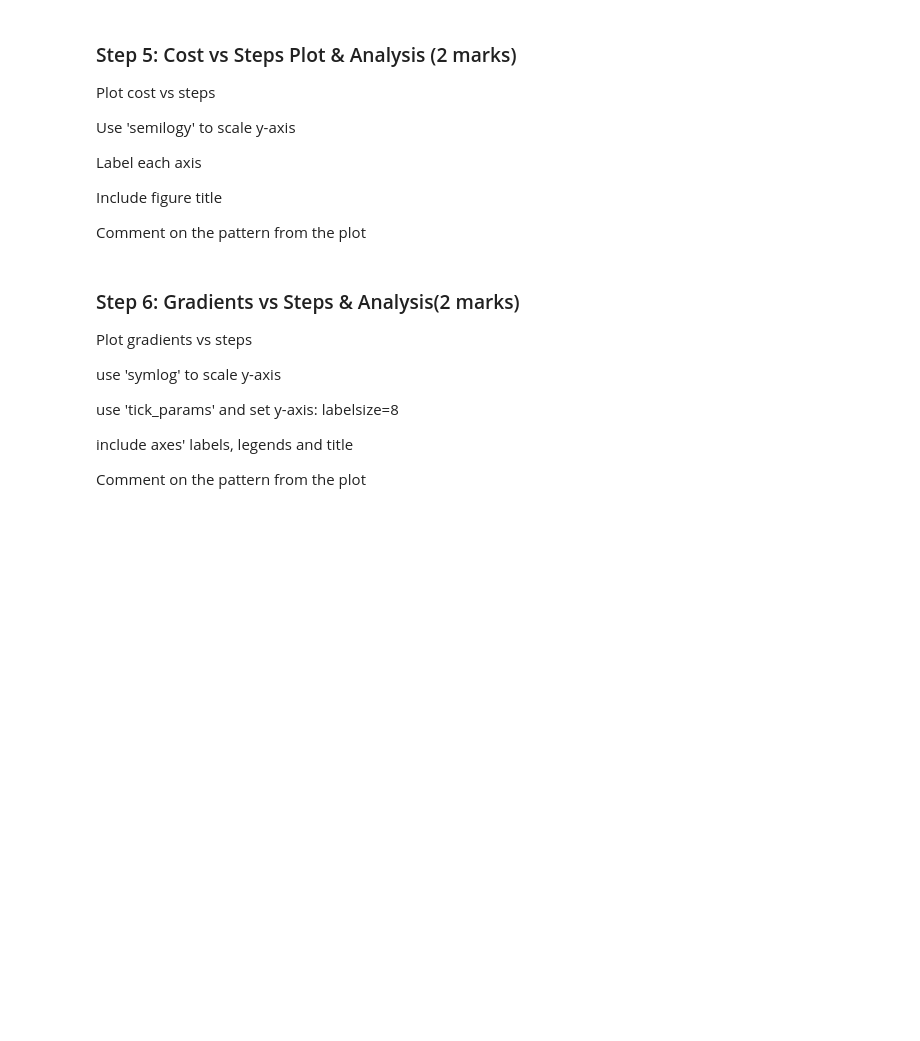
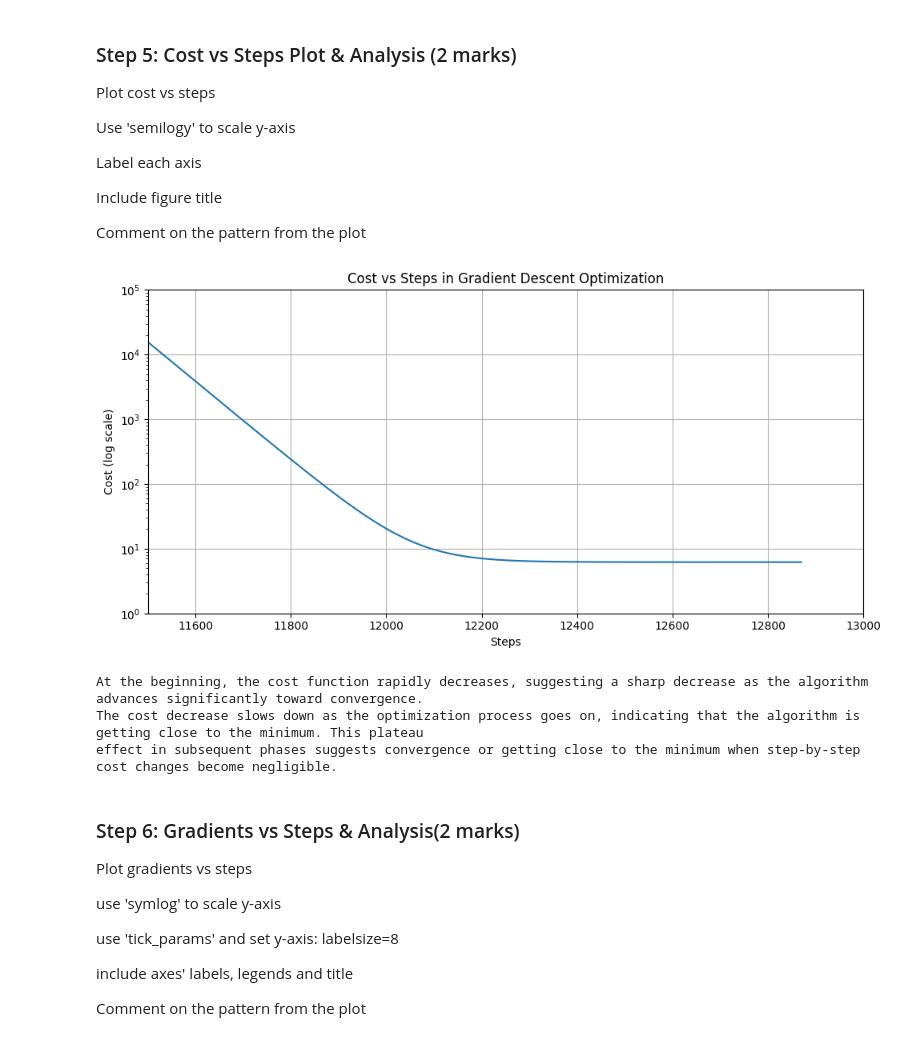
Before and after one commit to SebastianVanegasPerez/engg680_2024_fall, a Jupyter notebook: Lab_3/Assignment3.ipynb, the cells around one changed output. Drawn from its saved outputs; the diff is of its cells as text; code cells hidden in the pictures; blank space fills up the shorter version.

Commit message:
Uploading the Lab 3 - part 1 (until step 7)

```diff
--- a/Lab_3/Assignment3.ipynb
+++ b/Lab_3/Assignment3.ipynb
@@ -260,3 +251,28 @@ plt.show()
+# %%
+fig , ax = plt.subplots(nrows=1,ncols=1, figsize=(10,5))
+ax.semilogy(range(len(arr_cost)), arr_cost, label="Cost")
+ax.set_xlabel("Steps")
+ax.set_ylabel("Cost (log scale)")
+ax.set_title("Cost vs Steps in Gradient Descent Optimization")
+
+ax.set_xlim([11500, 13000])
+ax.set_ylim([1, 100000])
+
+ax.grid(True)
+fig.tight_layout()
+plt.show()
+
+# Comment on the pattern
+print("""
+At the beginning, the cost function rapidly decreases, suggesting a sharp decrease as the algorithm advances significantly toward convergence.
+The cost decrease slows down as the optimization process goes on, indicating that the algorithm is getting close to the minimum. This plateau
+effect in subsequent phases suggests convergence or getting close to the minimum when step-by-step cost changes become negligible.
+""")
+# %% [output]
+[figure, added]
+At the beginning, the cost function rapidly decreases, suggesting a sharp decrease as the algorithm advances significantly toward convergence.
+The cost decrease slows down as the optimization process goes on, indicating that the algorithm is getting close to the minimum. This plateau
+effect in subsequent phases suggests convergence or getting close to the minimum when step-by-step cost changes become negligible.
 # %% [markdown]
 ### Step 6: Gradients vs Steps & Analysis(2 marks)
 Plot gradients vs steps
```
Also changed, not shown: parts of 5 cells of this notebook.
